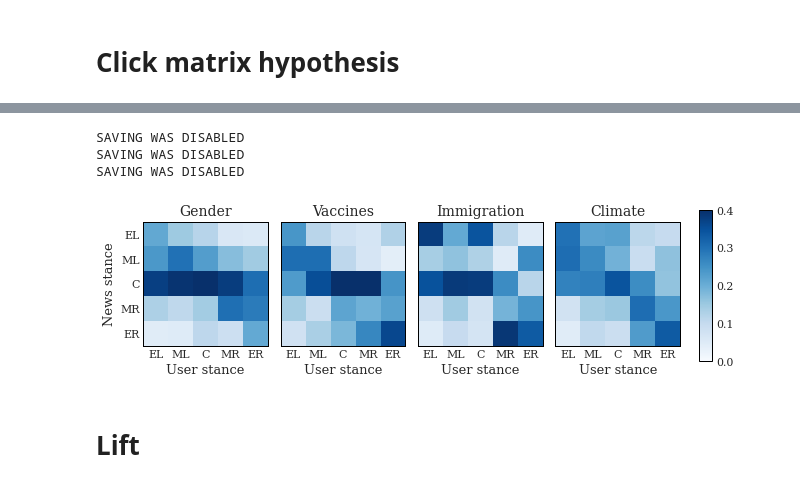
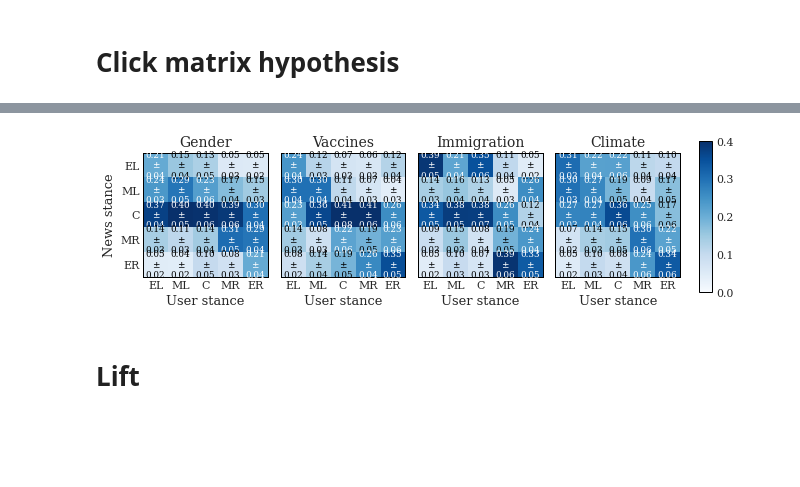
Before and after one commit to JacopoDignazi/pbranking_experiment_and_simulation, a Jupyter notebook: CODE ANALYSIS/hypothesis_test.ipynb, the cells around one changed output, grey strips where cells are left out. Cells and saved outputs as stored; diff of their text form; code cells hidden in the pictures; blank space fills up the shorter version.

```diff
--- a/CODE ANALYSIS/hypothesis_test.ipynb
+++ b/CODE ANALYSIS/hypothesis_test.ipynb
@@ -832,42 +828,39 @@ for topic in range(1, 4 + 1):
     im_list.append(im)
 
     ax.set_title(f"{N2TOPIC[topic].capitalize()}")
     ax.set_xticks(range(5))
     ax.set_xticklabels(['EL', 'ML', 'C', 'MR', 'ER'])
     ax.set_yticks(range(5))
     ax.set_yticklabels(['EL', 'ML', 'C', 'MR', 'ER'])
     ax.set_xlabel("User stance")
     if topic == 1:
         ax.set_ylabel("News stance")
     else:
         ax.tick_params(axis='y', labelleft=False)
 
 
     for i in range(CC_tt_std[topic].shape[0]):
         for j in range(CC_tt_std[topic].shape[1]):
             color = 'black' if CC_tt_avg[topic][i, j] < 0.2 else 'white'
 #             Uncomment this line if you want text labels
-            # ax.text(j, i, f'{CC_tt_avg[topic][i, j]:.2f}\n±\n{CC_tt_std[topic][i,j]:.2f}',
-            #         ha='center', va='center', color=color, fontsize=8.8)
+            ax.text(j, i, f'{CC_tt_avg[topic][i, j]:.2f}\n±\n{CC_tt_std[topic][i,j]:.2f}',
+                    ha='center', va='center', color=color, fontsize=8.8)
 
     ax.grid(False)
 
 # Adjust layout
 fig.tight_layout(rect=[0, 0, 0.93, 1])  # leave space for colorbar on right
 
 # Add ONE shared colorbar at the right
 cbar_ax = fig.add_axes([0.94, 0.15, 0.02, 0.7])  # [left, bottom, width, height]
 fig.colorbar(im_list[-1], cax=cbar_ax)
 
 # Save
-plt.savefig("figures/topicwise_click_matrix.pdf", bbox_inches='tight')
-plt.savefig("../Figures/topicwise_click_matrix.pdf", bbox_inches='tight')
-plt.savefig("../Figures/png/topicwise_click_matrix.png", bbox_inches='tight')
+plt.savefig("topicwise_click_matrix.pdf", bbox_inches='tight')
+# # plt.savefig("../Figures/topicwise_click_matrix.pdf", bbox_inches='tight')
+# # plt.savefig("../Figures/png/topicwise_click_matrix.png", bbox_inches='tight')
 # %% [output]
-SAVING WAS DISABLED
-SAVING WAS DISABLED
-SAVING WAS DISABLED
-[figure, old version]
+[figure, new version]
 # %% [markdown]
 # Lift
 # %%
```
Also changed, not shown: parts of 29 cells of this notebook, 25 other files.
